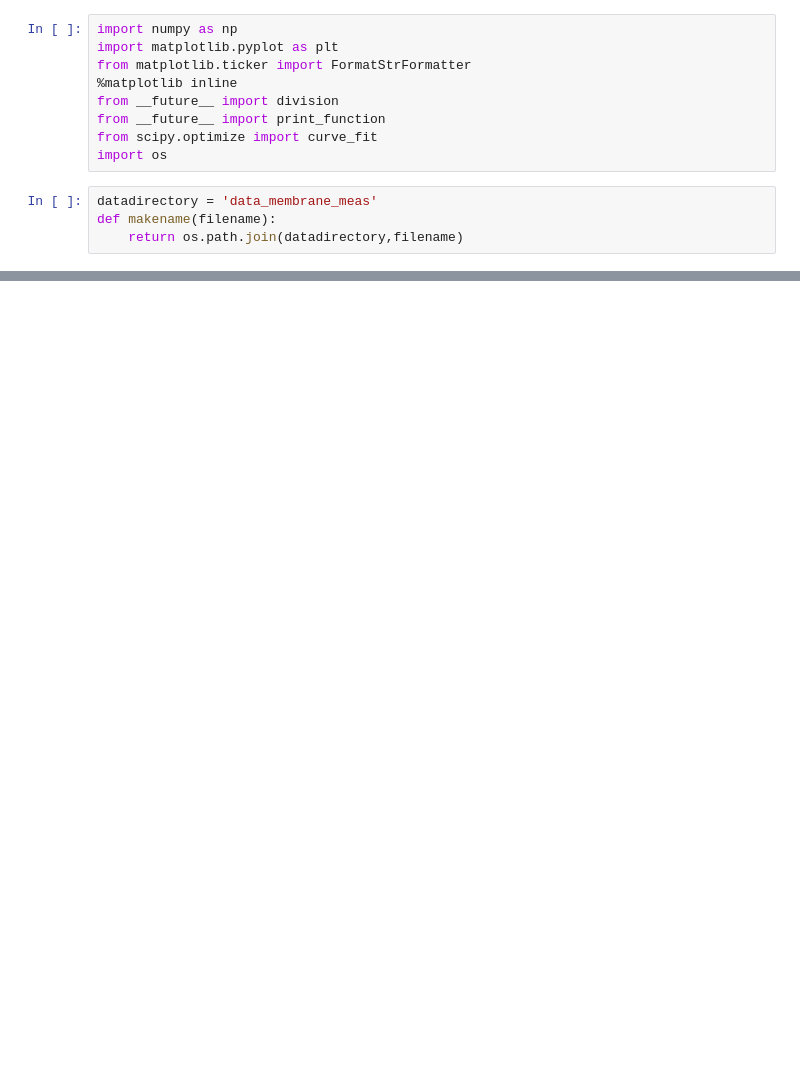
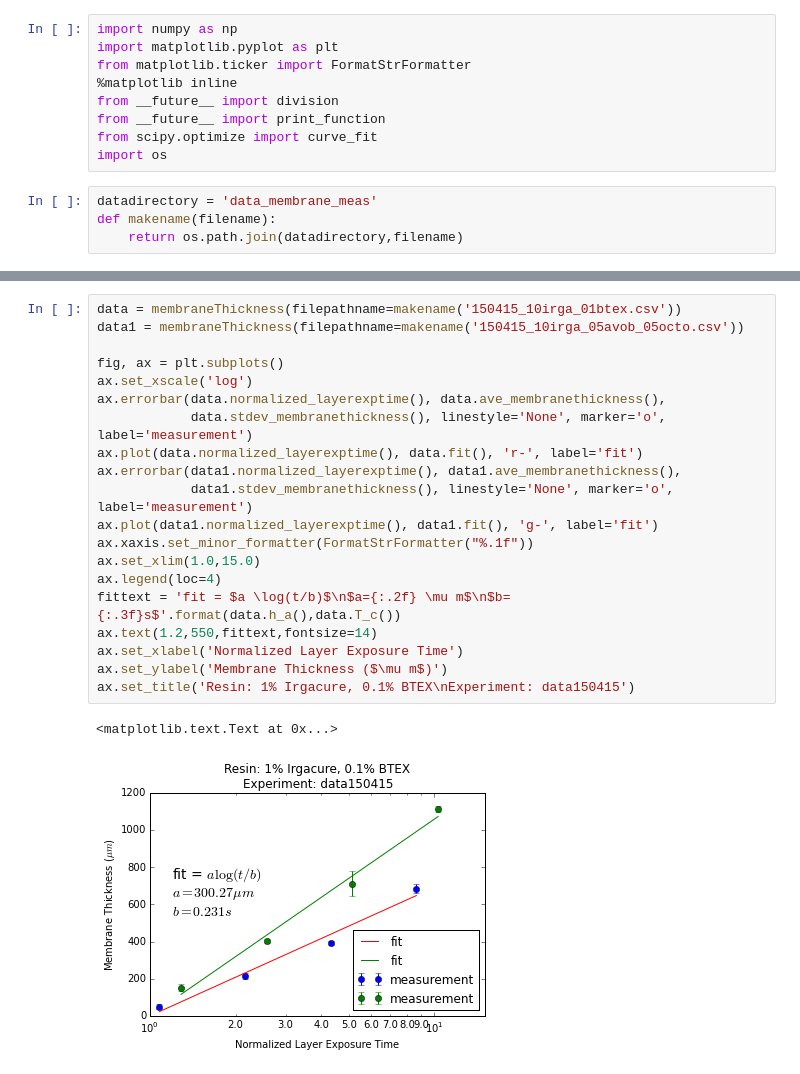
Before and after one commit to eelcodijkstra/teststuff, a Jupyter notebook: abs/150416_package_data_in_class.ipynb, the cells around one changed output, grey strips where cells are left out. Drawn from its saved outputs; the diff is of its cells as text; blank space fills up the shorter version.

```diff
--- a/abs/150416_package_data_in_class.ipynb
+++ b/abs/150416_package_data_in_class.ipynb
@@ -69,0 +224,23 @@ print(a.fitparams)
+# %%
+data = membraneThickness(filepathname=makename('150415_10irga_01btex.csv'))
+data1 = membraneThickness(filepathname=makename('150415_10irga_05avob_05octo.csv'))
+
+fig, ax = plt.subplots()
+ax.set_xscale('log')
+ax.errorbar(data.normalized_layerexptime(), data.ave_membranethickness(),
+            data.stdev_membranethickness(), linestyle='None', marker='o', label='measurement')
+ax.plot(data.normalized_layerexptime(), data.fit(), 'r-', label='fit')
+ax.errorbar(data1.normalized_layerexptime(), data1.ave_membranethickness(),
+            data1.stdev_membranethickness(), linestyle='None', marker='o', label='measurement')
+ax.plot(data1.normalized_layerexptime(), data1.fit(), 'g-', label='fit')
+ax.xaxis.set_minor_formatter(FormatStrFormatter("%.1f"))
+ax.set_xlim(1.0,15.0)
+ax.legend(loc=4)
+fittext = 'fit = $a \log(t/b)$\n$a={:.2f} \mu m$\n$b={:.3f}s$'.format(data.h_a(),data.T_c())
+ax.text(1.2,550,fittext,fontsize=14)
+ax.set_xlabel('Normalized Layer Exposure Time')
+ax.set_ylabel('Membrane Thickness ($\mu m$)')
+ax.set_title('Resin: 1% Irgacure, 0.1% BTEX\nExperiment: data150415')
+# %% [output]
+<matplotlib.text.Text at 0x...>
+[figure, added]
```
Also changed, not shown: parts of 11 cells of this notebook.
